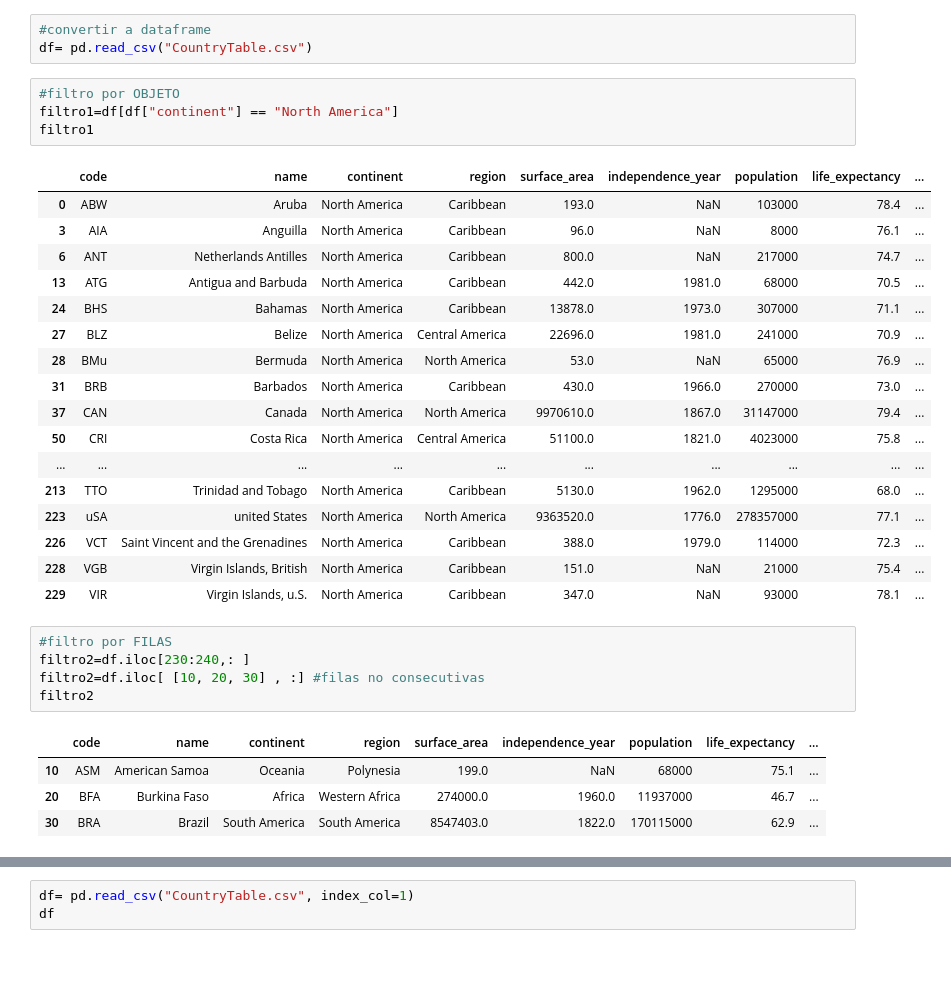
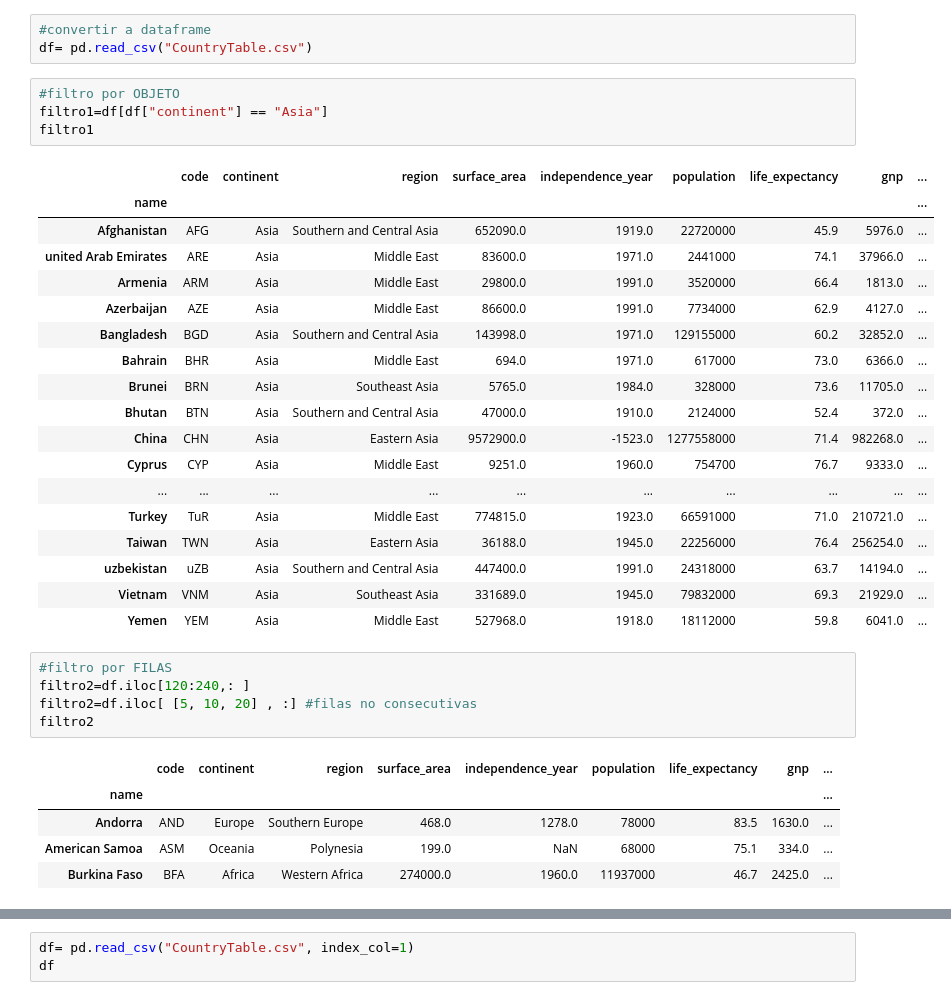
Before and after one commit to XimenaGalindo/Analitica-de-datos-, a Jupyter notebook: 1_Extraccion_de_datos.ipynb, the cells around one changed output, grey strips where cells are left out. Saved outputs shown, nothing was run; the diff lists cells and outputs as text; blank space fills up the shorter version.

```diff
--- a/1_Extraccion_de_datos.ipynb
+++ b/1_Extraccion_de_datos.ipynb
@@ -20,35 +20,37 @@ Saving CountryTable.csv to CountryTable.csv
 df= pd.read_csv("CountryTable.csv")
 # %%
 #filtro por OBJETO
-filtro1=df[df["continent"] == "North America"]
+filtro1=df[df["continent"] == "Asia"]
 filtro1
 # %% [output]
-|  | code | name | continent | region | surface_area | independence_year | population | life_expectancy | ... |
-| 0 | ABW | Aruba | North America | Caribbean | 193.0 | NaN | 103000 | 78.4 | ... |
-| 3 | AIA | Anguilla | North America | Caribbean | 96.0 | NaN | 8000 | 76.1 | ... |
-| 6 | ANT | Netherlands Antilles | North America | Caribbean | 800.0 | NaN | 217000 | 74.7 | ... |
-| 13 | ATG | Antigua and Barbuda | North America | Caribbean | 442.0 | 1981.0 | 68000 | 70.5 | ... |
-| 24 | BHS | Bahamas | North America | Caribbean | 13878.0 | 1973.0 | 307000 | 71.1 | ... |
-| 27 | BLZ | Belize | North America | Central America | 22696.0 | 1981.0 | 241000 | 70.9 | ... |
-| 28 | BMu | Bermuda | North America | North America | 53.0 | NaN | 65000 | 76.9 | ... |
-| 31 | BRB | Barbados | North America | Caribbean | 430.0 | 1966.0 | 270000 | 73.0 | ... |
-| 37 | CAN | Canada | North America | North America | 9970610.0 | 1867.0 | 31147000 | 79.4 | ... |
-| 50 | CRI | Costa Rica | North America | Central America | 51100.0 | 1821.0 | 4023000 | 75.8 | ... |
+|  | code | continent | region | surface_area | independence_year | population | life_expectancy | gnp | ... |
+| name |  |  |  |  |  |  |  |  | ... |
+| Afghanistan | AFG | Asia | Southern and Central Asia | 652090.0 | 1919.0 | 22720000 | 45.9 | 5976.0 | ... |
+| united Arab Emirates | ARE | Asia | Middle East | 83600.0 | 1971.0 | 2441000 | 74.1 | 37966.0 | ... |
+| Armenia | ARM | Asia | Middle East | 29800.0 | 1991.0 | 3520000 | 66.4 | 1813.0 | ... |
+| Azerbaijan | AZE | Asia | Middle East | 86600.0 | 1991.0 | 7734000 | 62.9 | 4127.0 | ... |
+| Bangladesh | BGD | Asia | Southern and Central Asia | 143998.0 | 1971.0 | 129155000 | 60.2 | 32852.0 | ... |
+| Bahrain | BHR | Asia | Middle East | 694.0 | 1971.0 | 617000 | 73.0 | 6366.0 | ... |
+| Brunei | BRN | Asia | Southeast Asia | 5765.0 | 1984.0 | 328000 | 73.6 | 11705.0 | ... |
+| Bhutan | BTN | Asia | Southern and Central Asia | 47000.0 | 1910.0 | 2124000 | 52.4 | 372.0 | ... |
+| China | CHN | Asia | Eastern Asia | 9572900.0 | -1523.0 | 1277558000 | 71.4 | 982268.0 | ... |
+| Cyprus | CYP | Asia | Middle East | 9251.0 | 1960.0 | 754700 | 76.7 | 9333.0 | ... |
 | ... | ... | ... | ... | ... | ... | ... | ... | ... | ... |
-| 213 | TTO | Trinidad and Tobago | North America | Caribbean | 5130.0 | 1962.0 | 1295000 | 68.0 | ... |
-| 223 | uSA | united States | North America | North America | 9363520.0 | 1776.0 | 278357000 | 77.1 | ... |
-| 226 | VCT | Saint Vincent and the Grenadines | North America | Caribbean | 388.0 | 1979.0 | 114000 | 72.3 | ... |
-| 228 | VGB | Virgin Islands, British | North America | Caribbean | 151.0 | NaN | 21000 | 75.4 | ... |
-| 229 | VIR | Virgin Islands, u.S. | North America | Caribbean | 347.0 | NaN | 93000 | 78.1 | ... |
+| Turkey | TuR | Asia | Middle East | 774815.0 | 1923.0 | 66591000 | 71.0 | 210721.0 | ... |
+| Taiwan | TWN | Asia | Eastern Asia | 36188.0 | 1945.0 | 22256000 | 76.4 | 256254.0 | ... |
+| uzbekistan | uZB | Asia | Southern and Central Asia | 447400.0 | 1991.0 | 24318000 | 63.7 | 14194.0 | ... |
+| Vietnam | VNM | Asia | Southeast Asia | 331689.0 | 1945.0 | 79832000 | 69.3 | 21929.0 | ... |
+| Yemen | YEM | Asia | Middle East | 527968.0 | 1918.0 | 18112000 | 59.8 | 6041.0 | ... |
 # %%
 #filtro por FILAS
-filtro2=df.iloc[230:240,: ]
-filtro2=df.iloc[ [10, 20, 30] , :] #filas no consecutivas
+filtro2=df.iloc[120:240,: ]
+filtro2=df.iloc[ [5, 10, 20] , :] #filas no consecutivas
 filtro2
 # %% [output]
-|  | code | name | continent | region | surface_area | independence_year | population | life_expectancy | ... |
-| 10 | ASM | American Samoa | Oceania | Polynesia | 199.0 | NaN | 68000 | 75.1 | ... |
-| 20 | BFA | Burkina Faso | Africa | Western Africa | 274000.0 | 1960.0 | 11937000 | 46.7 | ... |
-| 30 | BRA | Brazil | South America | South America | 8547403.0 | 1822.0 | 170115000 | 62.9 | ... |
+|  | code | continent | region | surface_area | independence_year | population | life_expectancy | gnp | ... |
+| name |  |  |  |  |  |  |  |  | ... |
+| Andorra | AND | Europe | Southern Europe | 468.0 | 1278.0 | 78000 | 83.5 | 1630.0 | ... |
+| American Samoa | ASM | Oceania | Polynesia | 199.0 | NaN | 68000 | 75.1 | 334.0 | ... |
+| Burkina Faso | BFA | Africa | Western Africa | 274000.0 | 1960.0 | 11937000 | 46.7 | 2425.0 | ... |
 # %%
 #filtro por COLUMNAS
```
Also changed, not shown: parts of 7 cells of this notebook.
